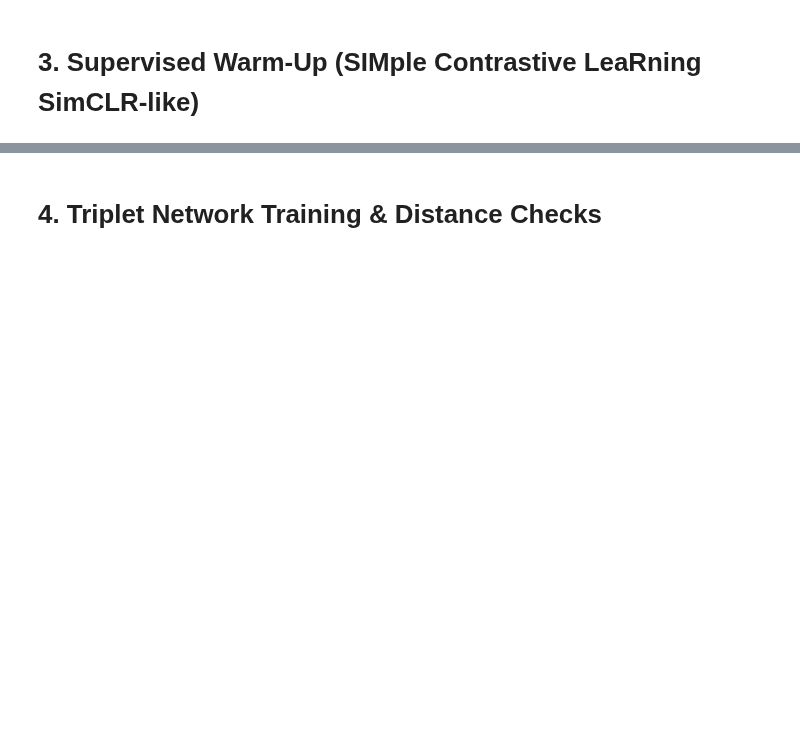
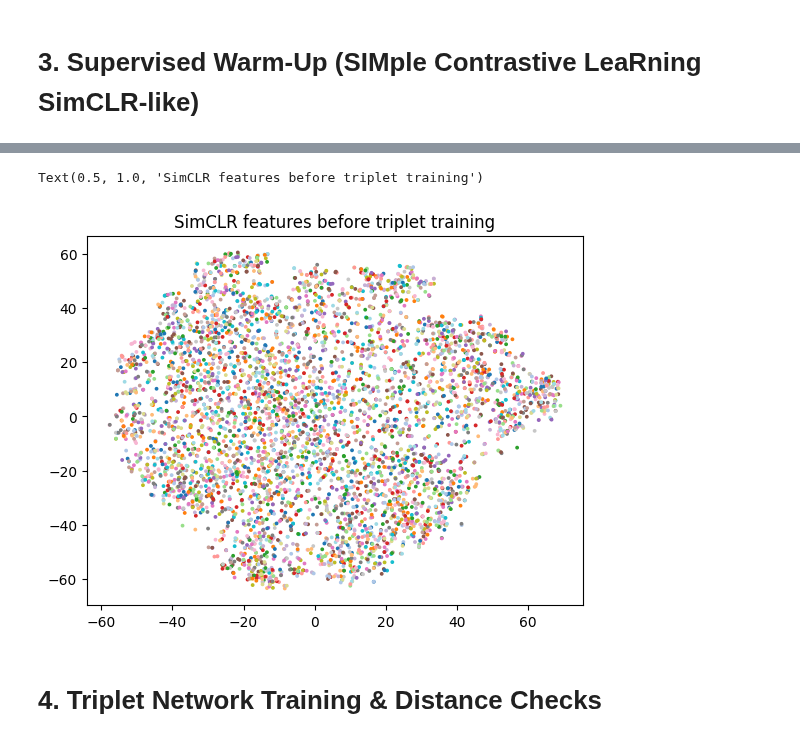
Before and after one commit to Strikor/SemiSupClassifyNet, a Jupyter notebook: RapidEyes.ipynb, the cells around one changed output, grey strips where cells are left out. Saved outputs shown, nothing was run; the diff lists cells and outputs as text; code cells hidden in the pictures; blank space fills up the shorter version.

Commit message:
Final Commit with Triplet
Trying something new

```diff
--- a/RapidEyes.ipynb
+++ b/RapidEyes.ipynb
@@ -61,6 +73,10 @@ simclr_transform = transforms.Compose([
     transforms.RandomResizedCrop(32, scale=(0.8, 1.0)),
     transforms.RandomHorizontalFlip(),
     transforms.ColorJitter(0.4, 0.4, 0.4, 0.1),
+    # ─── stronger view augmentations (like MoCo v2 / BYOL) ───
+    transforms.RandomApply([GaussianBlur(kernel_size=5, sigma=(0.1, 2.0))], p=0.5),
+    transforms.RandomApply([RandomSolarize(threshold=128)],               p=0.2),
+    # ----------------------------------------------------------
     transforms.ToTensor()
 ])
 # %%
@@ -238,6 +535,45 @@ def train_simclr_epoch(model, loader, optimizer, epoch, temperature=0.5):
     print(f"[SimCLR E{epoch}] Loss={avg_loss:.4f}")
     return avg_loss
 
+def train_simclr_epoch(model, loaders,      # ← tuple (labeled, unlabeled)
+                       optimizer, epoch,
+                       supcon_loss, nt_xent_temperature=0.2):
+
+    model.train()
+    total_loss, n_batches = 0.0, 0
+
+    # ------- iterate over *both* loaders ---------------------------------
+    for which, loader in zip(("sup", "unsup"), loaders):
+        for batch in loader:
+            if which == "sup":
+                img1, img2, labels = batch
+            else:
+                img1, img2 = batch
+                labels = None
+
+            img1, img2 = img1.to(device), img2.to(device)
+            if labels is not None:
+                labels = labels.to(device)
+
+            optimizer.zero_grad()
+            _, z1 = model(img1)
+            _, z2 = model(img2)
+
+            if labels is None:                          # ordinary SimCLR
+                loss = nt_xent_loss(z1, z2,
+                                    temperature=nt_xent_temperature)
+            else:                                       # Supervised-contrastive
+                z = torch.cat([z1, z2], dim=0)          # [2B, D]
+                loss = supcon_loss(z, labels)
+
+            loss.backward()
+            optimizer.step()
+
+            total_loss += loss.item()
+            n_batches  += 1
+
+    print(f"[Warm-up E{epoch}] avg loss = {total_loss / n_batches:.4f}")
+
 
 simclr_dataset = SimCLRDataset(
     base_dataset=train_dataset_raw,
@@ -245,16 +581,38 @@ simclr_dataset = SimCLRDataset(
     second_transform=simclr_transform
 )
 
+labeled_loader = DataLoader(
+    LabeledSimCLRDataset(train_dataset_filtered, simclr_transform),
+    batch_size=BATCH_SIZE, shuffle=True, pin_memory=True, num_workers=0)
+
 simclr_loader = DataLoader(
     simclr_dataset,
     batch_size=BATCH_SIZE,
     shuffle=True,
-    pin_memory=True
+    pin_memory=True,
+    num_workers=0
 )
 
-simclr_model = SimCLRModel(base_out_dim=128, projection_dim=64).to(device)
+simclr_model = SimCLRModel(base_out_dim=256, projection_dim=64).to(device)
+supcon_loss_fn = SupConLoss(temperature=0.2)
 optimizer_simclr = optim.Adam(simclr_model.parameters(), lr=LR)
 
 print(f"SimCLR Warm-Up Training with {EPOCHS_SIMCLR} Epochs")
 for e in range(1, EPOCHS_SIMCLR + 1):
-    train_simclr_epoch(simclr_model, simclr_loader, optimizer_simclr, epoch=e, temperature=0.5)
+    train_simclr_epoch(simclr_model,
+                       loaders=(labeled_loader, simclr_loader),
+                       optimizer=optimizer_simclr,
+                       epoch=e,
+                       supcon_loss=supcon_loss_fn)
+    sanity_monitor(simclr_model, labeled_loader, e, device=device)
+
+#Check the features before triplet training
+with torch.no_grad():
+    feats = []
+    for xb,_ in DataLoader(train_dataset_filtered, batch_size=512):
+        feats.append(simclr_model.encoder(xb.to(device)).cpu())
+Z = torch.cat(feats)
+tsne = TSNE(2, perplexity=30).fit_transform(Z)
+plt.scatter(tsne[:,0], tsne[:,1], s=3, c=train_dataset_filtered.dataset.targets[:len(Z)], cmap='tab20')
+plt.title('SimCLR features before triplet training')
+# %% [output]
@@ -261,3 +636,5 @@ for e in range(1, EPOCHS_SIMCLR + 1):
+Text(0.5, 1.0, 'SimCLR features before triplet training')
+[figure, added]
 # %% [markdown]
 # 4. Triplet Network Training & Distance Checks
 # %%
```
Also changed, not shown: parts of 19 cells of this notebook.
